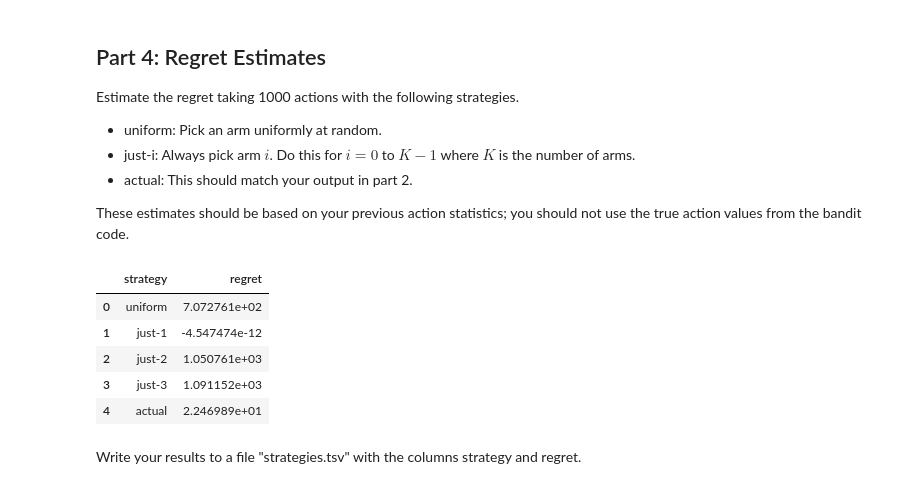
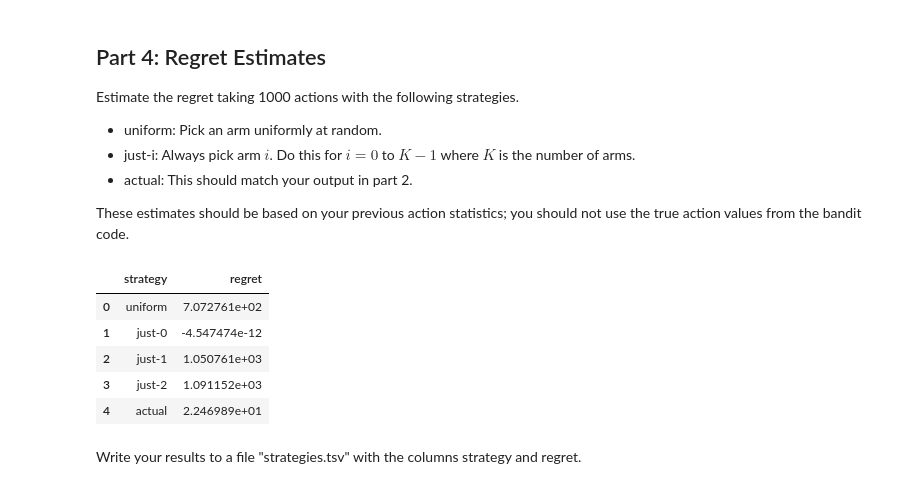
Before and after one commit to aidandig/dx704-project-03, a Jupyter notebook: dx704-project-03.ipynb, the cells around one changed output. Saved outputs shown, nothing was run; the diff lists cells and outputs as text; code cells hidden in the pictures.

```diff
--- a/dx704-project-03.ipynb
+++ b/dx704-project-03.ipynb
@@ -120,7 +120,6 @@ total_rewards = np.zeros(n_arms, dtype=float)
 
 actions = []
 rewards = []
-arm_chosen = []
 
 # initial selection of each arm
 for arm in range(n_arms):
@@ -130,7 +129,6 @@ for arm in range(n_arms):
 
     actions.append(arm)
     rewards.append(reward)
-    arm_chosen.append(arm + 1) # store arms as 1, 2, 3 rather than 0, 1, 2
 
 for i in range(n_arms, n_actions):
     exploitation_term = total_rewards / counts
@@ -141,14 +139,12 @@ for i in range(n_arms, n_actions):
     counts[selected_arm] += 1
     total_rewards[selected_arm] += reward
 
-    actions.append(i)
+    actions.append(selected_arm)
     rewards.append(reward)
-    arm_chosen.append(selected_arm + 1) # store arms as 1, 2, 3 rather than 0, 1, 2
 
 df = pd.DataFrame({
     'action': actions,
     'reward': rewards,
-    'arm': arm_chosen
 })
 
 df
@@ -205,18 +200,22 @@ Estimate the regret taking 1000 actions with the following strategies.
 
 These estimates should be based on your previous action statistics; you should not use the true action values from the bandit code.
 # %%
-arm_means = df.groupby('arm')['reward'].mean()
+arm_means = df.groupby('action')['reward'].mean()
 best_mean = arm_means.max()
 n_actions = 1000
 optimal_total = n_actions * best_mean
 
 # Uniform Random
 rng = np.random.default_rng(seed)
-random_choices = rng.integers(1, len(arm_means) + 1, size=n_actions) # store arm choices as 1, 2, 3 rather than 0, 1, 2
+random_choices = rng.integers(0, len(arm_means), size=n_actions)
 
 simulated_total = sum(arm_means[arm] for arm in random_choices)
 uniform_regret = optimal_total - simulated_total
 
+
+# Just Arm 0
+arm_zero_total = sum(arm_means[0] for i in range(1000))
+just_arm_zero_regret = optimal_total - arm_zero_total
 
 # Just Arm 1
 arm_one_total = sum(arm_means[1] for i in range(1000))
@@ -225,44 +224,40 @@ just_arm_one_regret = optimal_total - arm_one_total
 # Just Arm 2
 arm_two_total = sum(arm_means[2] for i in range(1000))
 just_arm_two_regret = optimal_total - arm_two_total
-
-# Just Arm 3
-arm_three_total = sum(arm_means[3] for i in range(1000))
-just_arm_three_regret = optimal_total - arm_three_total
 
 # Actual
 actual_total = df['reward'].sum()
 actual_regret = optimal_total - actual_total
 
 regret_df = pd.DataFrame([
     {
     'strategy': 'uniform',
     'regret': uniform_regret
 },
     {
+    'strategy': 'just-0',
+    'regret': just_arm_zero_regret
+},
+    {
     'strategy': 'just-1',
     'regret': just_arm_one_regret
 },
     {
     'strategy': 'just-2',
     'regret': just_arm_two_regret
 },
     {
-    'strategy': 'just-3',
-    'regret': just_arm_three_regret
-},
-    {
     'strategy': 'actual',
     'regret': actual_regret
 }])
 
 regret_df
 # %% [output]
 |  | strategy | regret |
 | 0 | uniform | 7.072761e+02 |
-| 1 | just-1 | -4.547474e-12 |
-| 2 | just-2 | 1.050761e+03 |
-| 3 | just-3 | 1.091152e+03 |
+| 1 | just-0 | -4.547474e-12 |
+| 2 | just-1 | 1.050761e+03 |
+| 3 | just-2 | 1.091152e+03 |
 | 4 | actual | 2.246989e+01 |
 # %% [markdown]
 Write your results to a file "strategies.tsv" with the columns strategy and regret.
```
Also changed, not shown: parts of 3 cells of this notebook, 3 other files.
